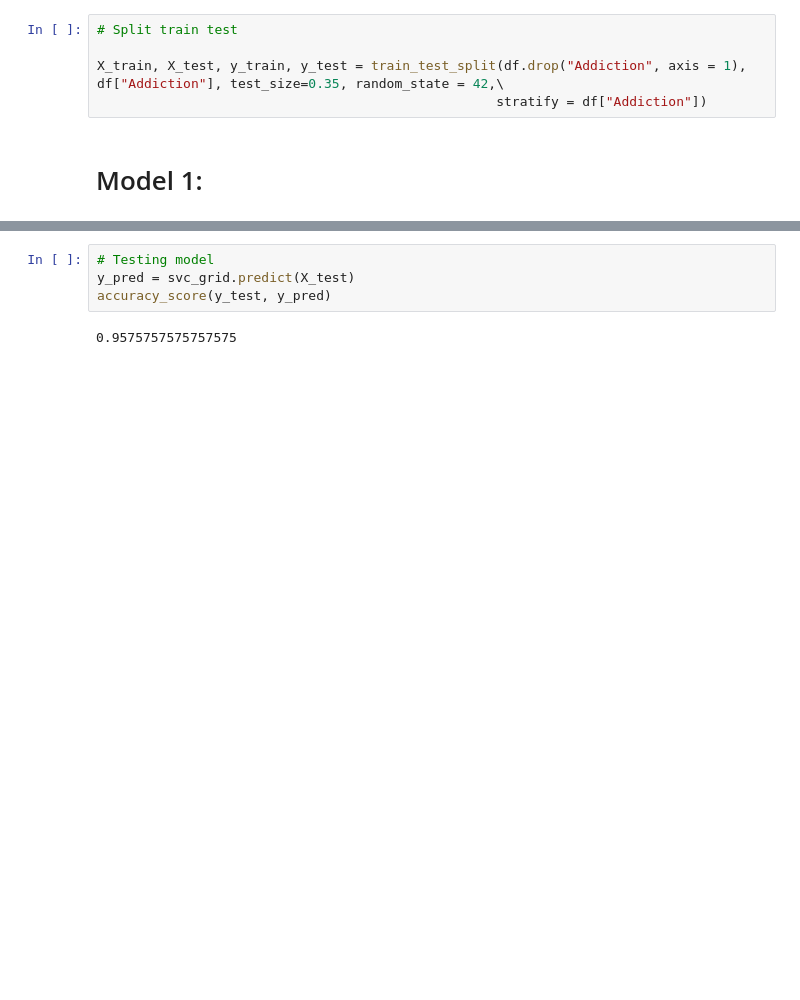
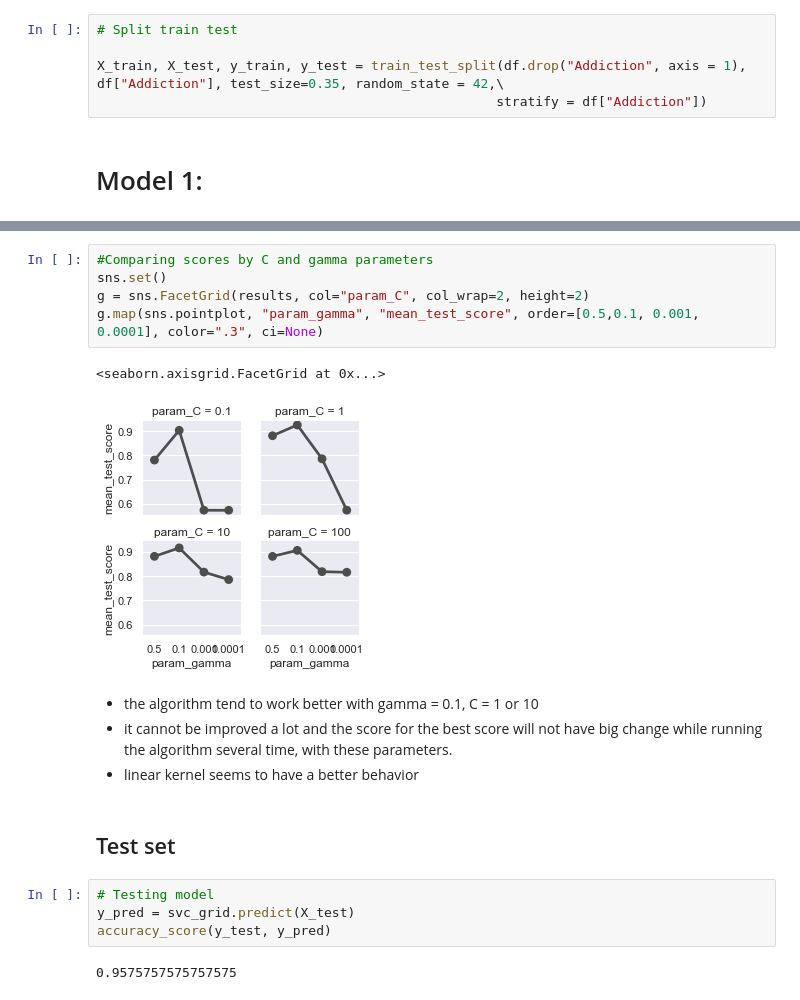
Before and after one commit to Thanujan-Puvikaran/Projet_data_a4, a Jupyter notebook: Projet/Models/SVC.ipynb, the cells around one changed output, grey strips where cells are left out. Cells and saved outputs as stored; diff of their text form; blank space fills up the shorter version.

```diff
--- a/Projet/Models/SVC.ipynb
+++ b/Projet/Models/SVC.ipynb
@@ -60,3 +90,17 @@ Best parameters {'C': 10, 'gamma': 0.001, 'kernel': 'linear'} with best score 0.
+# %%
+#Comparing scores by C and gamma parameters
+sns.set()
+g = sns.FacetGrid(results, col="param_C", col_wrap=2, height=2)
+g.map(sns.pointplot, "param_gamma", "mean_test_score", order=[0.5,0.1, 0.001, 0.0001], color=".3", ci=None)
+# %% [output]
+<seaborn.axisgrid.FacetGrid at 0x...>
+[figure, added]
+# %% [markdown]
+- the algorithm tend to work better with gamma = 0.1, C = 1 or 10
+- it cannot be improved a lot and the score for the best score will not have big change while running the algorithm several time, with these parameters.
+- linear kernel seems to have a better behavior
+# %% [markdown]
+## Test set
 # %%
 # Testing model
 y_pred = svc_grid.predict(X_test)
```
Also changed, not shown: parts of 11 cells of this notebook.
